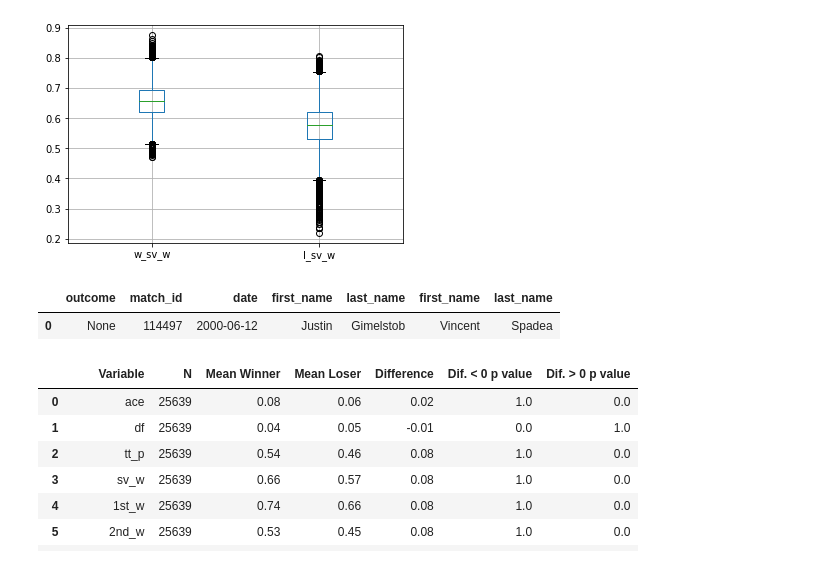
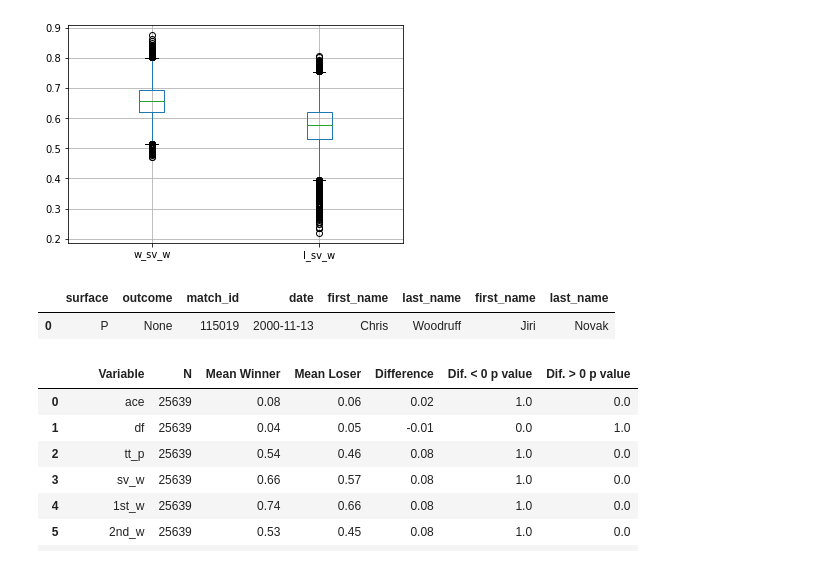
Before and after one commit to Bentgm17/TennisML, a Jupyter notebook: data_extraction/feature_tuning.ipynb, the cells around one changed output. Saved outputs shown, nothing was run; the diff lists cells and outputs as text; code cells hidden in the pictures.

```diff
--- a/data_extraction/feature_tuning.ipynb
+++ b/data_extraction/feature_tuning.ipynb
@@ -36,10 +61,10 @@ new_df.boxplot(['w_sv_w','l_sv_w'])
 <AxesSubplot:>
 [figure]
 # %%
-data_extractor.get_match_details(114497)
+data_extractor.get_match_details(115019)
 # %% [output]
-|  | outcome | match_id | date | first_name | last_name | first_name | last_name |
-| 0 | None | 114497 | 2000-06-12 | Justin | Gimelstob | Vincent | Spadea |
+|  | surface | outcome | match_id | date | first_name | last_name | first_name | last_name |
+| 0 | P | None | 115019 | 2000-11-13 | Chris | Woodruff | Jiri | Novak |
 # %%
 import researchpy as rp
 
```
Also changed, not shown: parts of 2 cells of this notebook, 3 other files.
